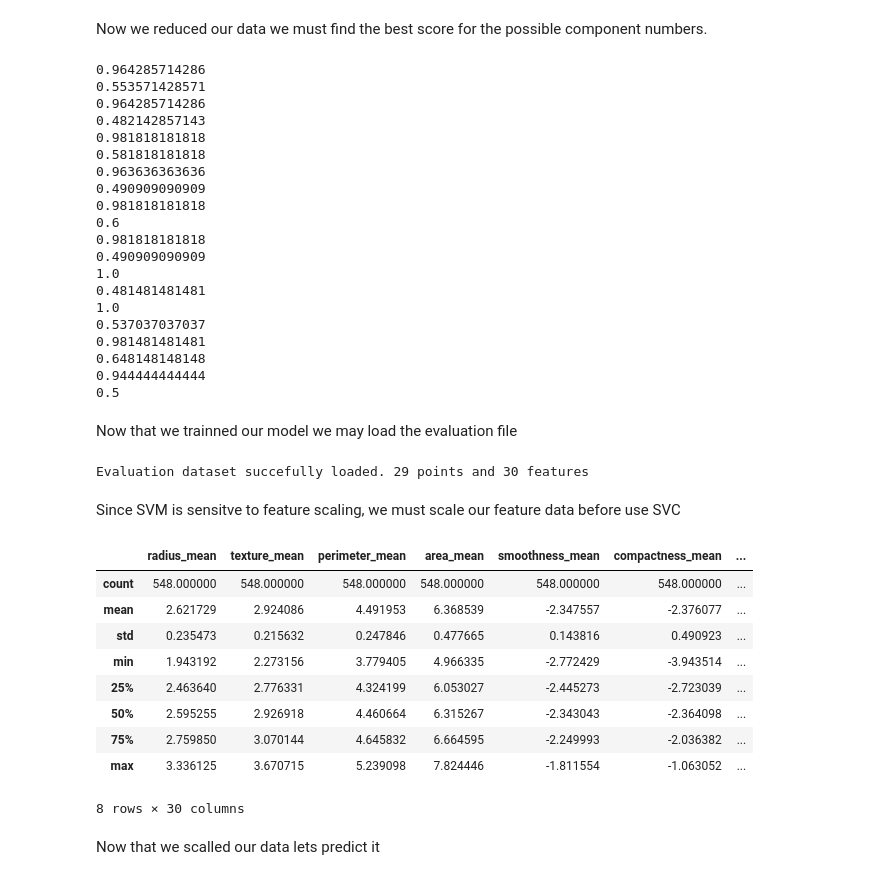
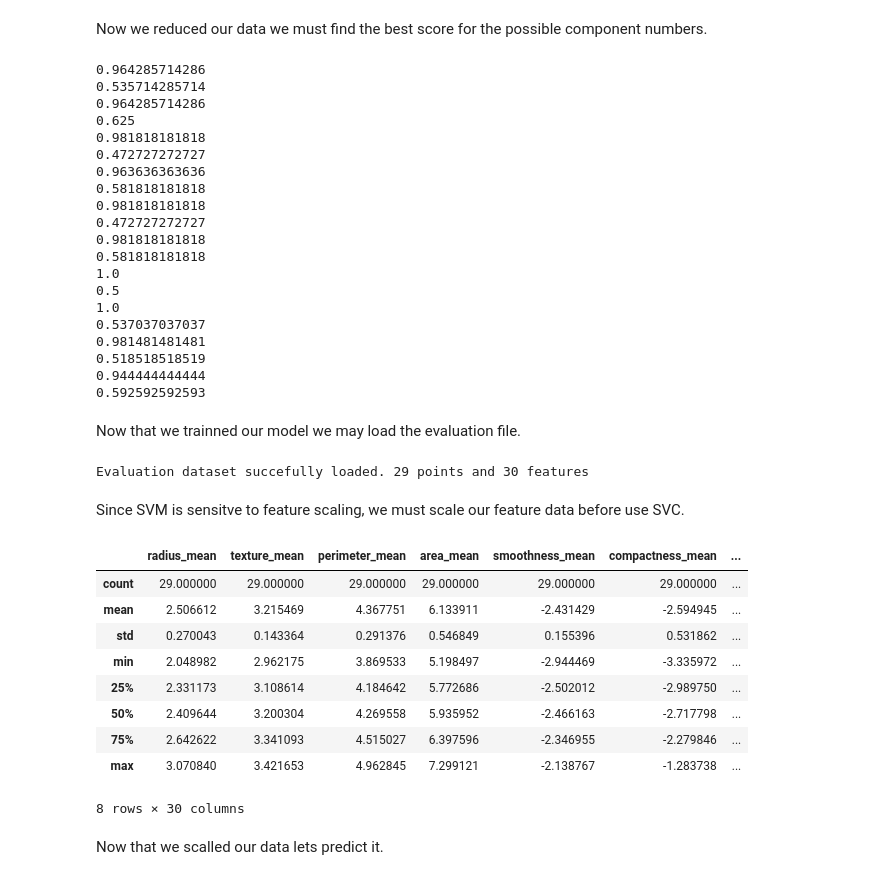
Before and after one commit to jeyvison/machine_learning_project, a Jupyter notebook: Machine Learning Capstone Project.ipynb, the cells around one changed output. Drawn from its saved outputs; the diff is of its cells as text; code cells hidden in the pictures.

```diff
--- a/Machine Learning Capstone Project.ipynb
+++ b/Machine Learning Capstone Project.ipynb
@@ -67,6 +67,7 @@ X = np.log(X)
 #We had some 0 values in our dataset that were turned to 'inf'
 #Now we have to change it back
 X[np.isinf(X)] = 0.0
+X[np.isnan(X)] = 0.0
 
 
 display(X.describe())
@@ -89,7 +98,7 @@ svc = SVC(kernel="linear",random_state=52,probability=True)
 stratifiedKFold = StratifiedKFold(n_splits=10,shuffle=True,random_state=30)
 
 rfecv = RFECV(estimator=svc, step=1, cv=stratifiedKFold,
-              scoring=make_scorer(f1_score,pos_label='B'),verbose=False)
+              scoring="accuracy",verbose=False)
 
 new_X = rfecv.fit_transform(X,y)
 
@@ -129,66 +136,69 @@ for train_index,test_index in stratifiedKFold.split(new_X, y):
     print dummy_clf.score(X_test,y_test)
 # %% [output]
 0.964285714286
-0.553571428571
+0.535714285714
 0.964285714286
-0.482142857143
+0.625
+0.981818181818
+0.472727272727
+0.963636363636
+0.581818181818
+0.981818181818
+0.472727272727
 0.981818181818
 0.581818181818
-0.963636363636
-0.490909090909
-0.981818181818
-0.6
-0.981818181818
-0.490909090909
 1.0
-0.481481481481
+0.5
 1.0
 0.537037037037
 0.981481481481
-0.648148148148
+0.518518518519
 0.944444444444
-0.5
+0.592592592593
 # %% [markdown]
-Now that we trainned our model we may load the evaluation file
+Now that we trainned our model we may load the evaluation file.
 # %%
 #Loading the evaluation data
 evaluation_data = pd.read_csv('evaluation_data.csv')
 
 #Removing unnecessary id column
-evaluation_data.drop(['id','diagnosis'],1,inplace=True)
+evaluation_data.drop(['id'],1,inplace=True)
 
 # Extract feature columns
-feature_cols = list(evaluation_data.columns[0:])
+feature_cols = list(evaluation_data.columns[1:])
+# Extract target column 'diagnosis'
+target_col = evaluation_data.columns[0]
 
 X_evaluation = evaluation_data[feature_cols]
+y_evaluation = evaluation_data[target_col]
 
 print 'Evaluation dataset succefully loaded. {0} points and {1} features'.format(*X_evaluation.shape)
 # %% [output]
 Evaluation dataset succefully loaded. 29 points and 30 features
 # %% [markdown]
-Since SVM is sensitve to feature scaling, we must scale our feature data before use SVC
+Since SVM is sensitve to feature scaling, we must scale our feature data before use SVC.
 # %%
 #First, we scale the dataset with the log function
 X_evaluation = np.log(X_evaluation)
 
 #We had some 0 values in our dataset that were turned to 'inf'
 #Now we have to change it back
 X_evaluation[np.isinf(X_evaluation)] = 0.0
 X_evaluation[np.isnan(X_evaluation)] = 0.0
 
-display(X.describe())
+display(X_evaluation.describe())
 
 X_evaluation = rfecv.transform(X_evaluation)
 # %% [output]
 |  | radius_mean | texture_mean | perimeter_mean | area_mean | smoothness_mean | compactness_mean | ... |
-| count | 548.000000 | 548.000000 | 548.000000 | 548.000000 | 548.000000 | 548.000000 | ... |
-| mean | 2.621729 | 2.924086 | 4.491953 | 6.368539 | -2.347557 | -2.376077 | ... |
-| std | 0.235473 | 0.215632 | 0.247846 | 0.477665 | 0.143816 | 0.490923 | ... |
-| min | 1.943192 | 2.273156 | 3.779405 | 4.966335 | -2.772429 | -3.943514 | ... |
-| 25% | 2.463640 | 2.776331 | 4.324199 | 6.053027 | -2.445273 | -2.723039 | ... |
-| 50% | 2.595255 | 2.926918 | 4.460664 | 6.315267 | -2.343043 | -2.364098 | ... |
-| 75% | 2.759850 | 3.070144 | 4.645832 | 6.664595 | -2.249993 | -2.036382 | ... |
-| max | 3.336125 | 3.670715 | 5.239098 | 7.824446 | -1.811554 | -1.063052 | ... |
+| count | 29.000000 | 29.000000 | 29.000000 | 29.000000 | 29.000000 | 29.000000 | ... |
+| mean | 2.506612 | 3.215469 | 4.367751 | 6.133911 | -2.431429 | -2.594945 | ... |
+| std | 0.270043 | 0.143364 | 0.291376 | 0.546849 | 0.155396 | 0.531862 | ... |
+| min | 2.048982 | 2.962175 | 3.869533 | 5.198497 | -2.944469 | -3.335972 | ... |
+| 25% | 2.331173 | 3.108614 | 4.184642 | 5.772686 | -2.502012 | -2.989750 | ... |
+| 50% | 2.409644 | 3.200304 | 4.269558 | 5.935952 | -2.466163 | -2.717798 | ... |
+| 75% | 2.642622 | 3.341093 | 4.515027 | 6.397596 | -2.346955 | -2.279846 | ... |
+| max | 3.070840 | 3.421653 | 4.962845 | 7.299121 | -2.138767 | -1.283738 | ... |
 8 rows × 30 columns
 # %% [markdown]
-Now that we scalled our data lets predict it
+Now that we scalled our data lets predict it.
```
Also changed, not shown: parts of 9 cells of this notebook, 3 other files.
